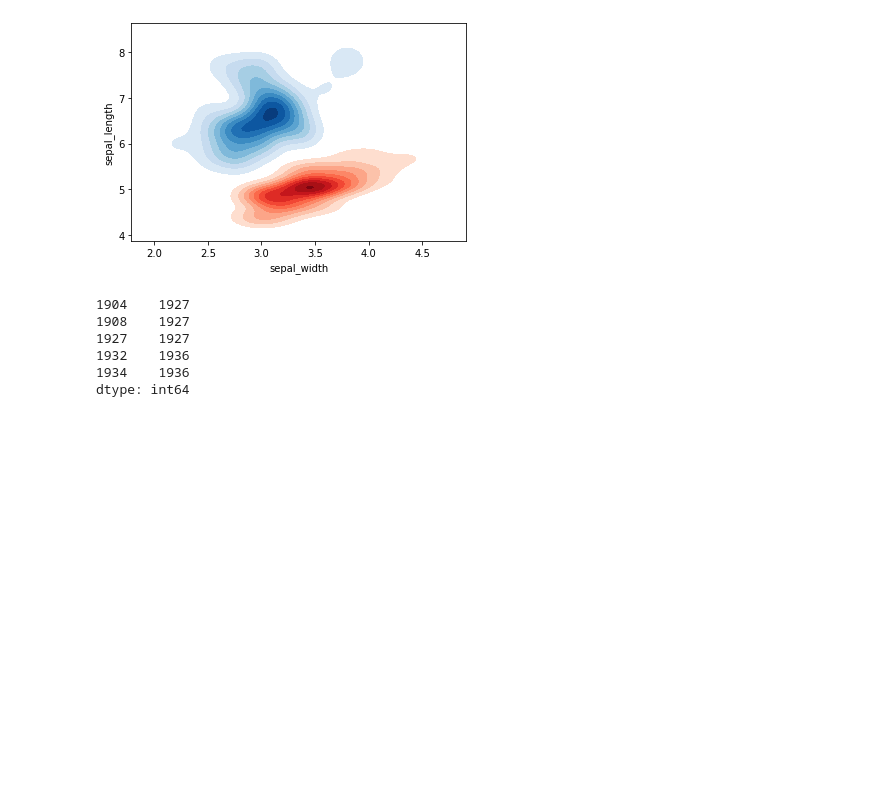
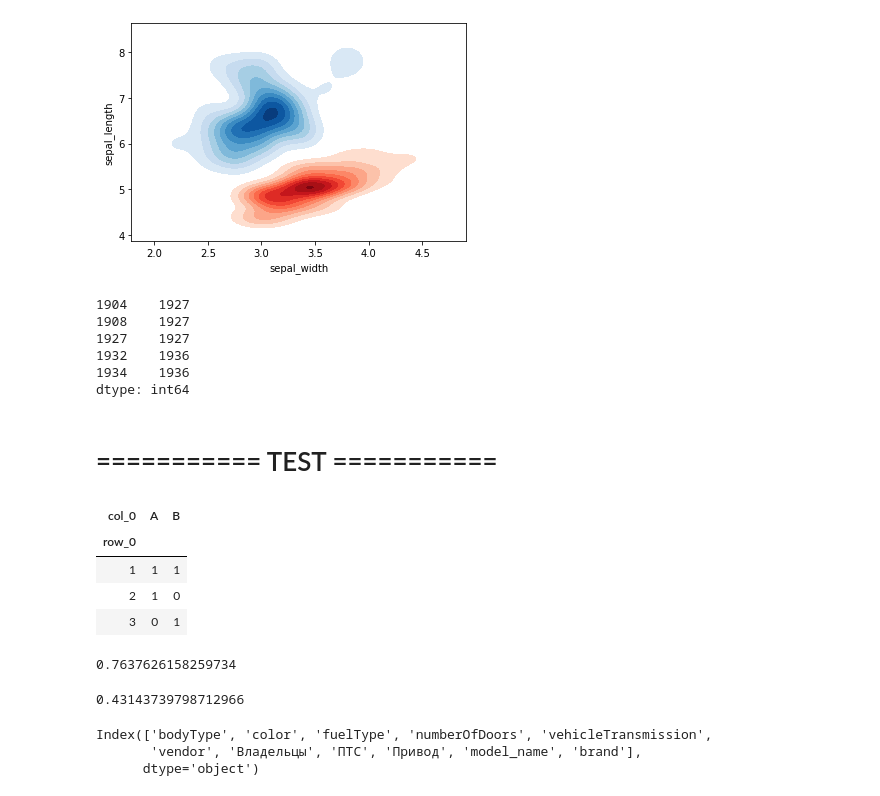
Before and after one commit to IvanovDmitryV/skillfactory_rds, a Jupyter notebook: Unit_7/Project_7_EDA0909.ipynb, the cells around one changed output. Saved outputs shown, nothing was run; the diff lists cells and outputs as text; code cells hidden in the pictures; blank space fills up the shorter version.

```diff
--- a/Unit_7/Project_7_EDA0909.ipynb
+++ b/Unit_7/Project_7_EDA0909.ipynb
@@ -757,3 +775,5 @@ gr_mi = gr.apply(lambda x: mutual_info_regression(x[[column]],x.price))
 gr_spcorr = gr.apply(lambda x: spearmanr(x[[column]],x.price))
 print('MI ',gr_mi.mean()[0],gr_mi.std())
 print('Spearman',gr_spcorr.apply(lambda x: x[0]).mean(),gr_spcorr.apply(lambda x: x[0]).std())
+# %% [markdown]
+# =========== TEST ===========
@@ -759,0 +797,24 @@ print('Spearman',gr_spcorr.apply(lambda x: x[0]).mean(),gr_spcorr.apply(lambda x
+# %%
+from scipy.stats import chi2_contingency
+
+confusion_mtrx = pd.crosstab(x1, x2)
+confusion_mtrx
+chi2 = chi2_contingency(confusion_mtrx, correction=False)[0]
+n = np.sum(confusion_mtrx.values)
+min_dim = min(confusion_mtrx.shape)-1
+#calculate Cramer's V
+V_cr = np.sqrt((chi2/n) / min_dim)
+V_cr
+# %% [output]
+| col_0 | A | B |
+| row_0 |  |  |
+| 1 | 1 | 1 |
+| 2 | 1 | 0 |
+| 3 | 0 | 1 |
+# %%
+x1 = pd.Series([1,2,3,3,2])
+x2 = pd.Series([5,5,2,2,2])
+
+cramers_v(x1, x2)
+# %% [output]
+0.7637626158259734
@@ -759,0 +837,12 @@ print('Spearman',gr_spcorr.apply(lambda x: x[0]).mean(),gr_spcorr.apply(lambda x
+# %%
+cramers_v(externdata_full.vehicleTransmission, externdata_full.vendor)
+# %% [output]
+0.43143739798712966
+# %%
+externdata_full
+
+cat_cols
+# %% [output]
+Index(['bodyType', 'color', 'fuelType', 'numberOfDoors', 'vehicleTransmission',
+       'vendor', 'Владельцы', 'ПТС', 'Привод', 'model_name', 'brand'],
+      dtype='object')
```
Also changed, not shown: parts of 14 cells of this notebook.
